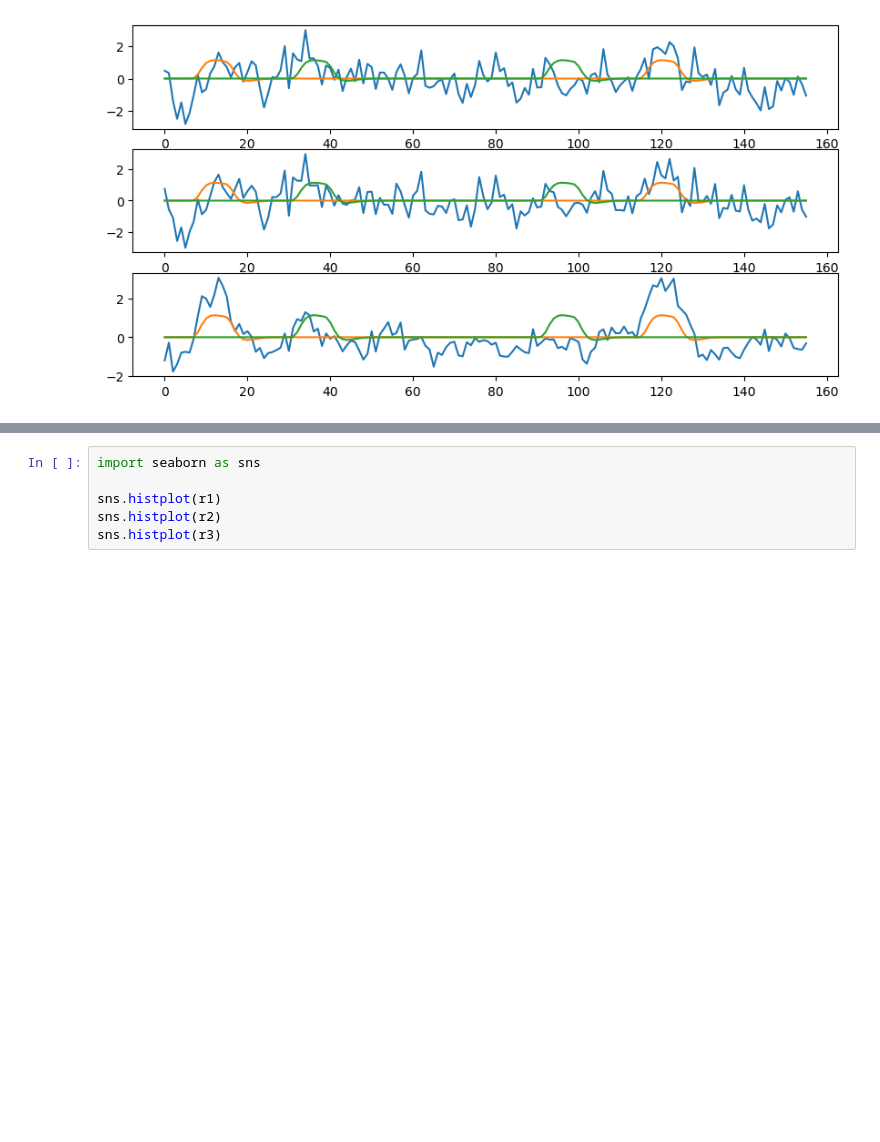
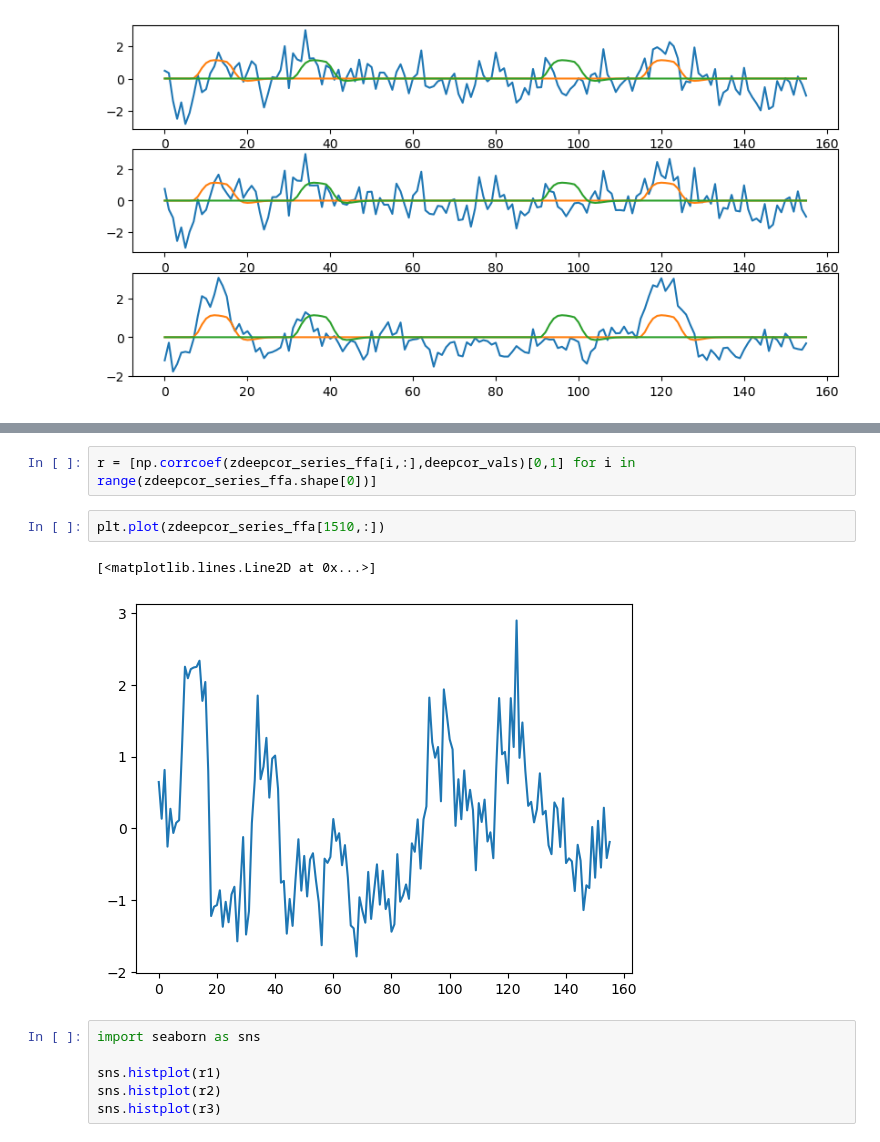
Before and after one commit to Aglinskas/BC-ABCD-denoise, a Jupyter notebook: Code/170-3-plot-timeserries-forres.ipynb, the cells around one changed output, grey strips where cells are left out. Drawn from its saved outputs; the diff is of its cells as text; blank space fills up the shorter version.

```diff
--- a/Code/170-3-plot-timeserries-forres.ipynb
+++ b/Code/170-3-plot-timeserries-forres.ipynb
@@ -139,3 +183,10 @@ plt.subplot(3,1,3);plt.plot(zscore(deepcor_series_ffa)[idx,:]);plt.plot(X1['face
+# %%
+r = [np.corrcoef(zdeepcor_series_ffa[i,:],deepcor_vals)[0,1] for i in range(zdeepcor_series_ffa.shape[0])]
+# %%
+plt.plot(zdeepcor_series_ffa[1510,:])
+# %% [output]
+[<matplotlib.lines.Line2D at 0x...>]
+[figure, added]
 # %%
 import seaborn as sns
 
```
Also changed, not shown: parts of 13 cells of this notebook, 27 other files.
